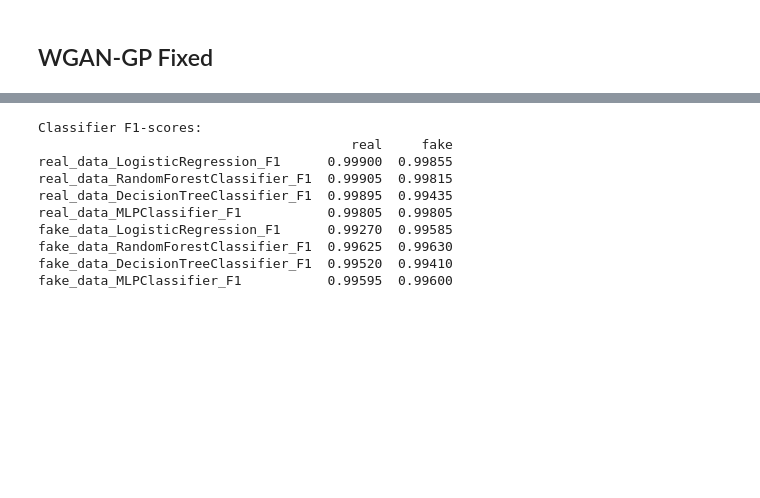
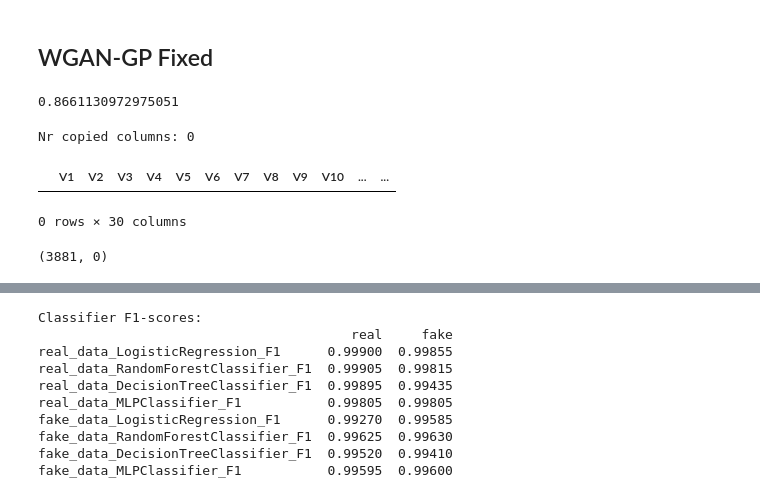
Before and after one commit to Baukebrenninkmeijer/TGAN, a Jupyter notebook: data_comparison_creditcard.ipynb, the cells around one changed output, grey strips where cells are left out. Cells and saved outputs as stored; diff of their text form; code cells hidden in the pictures; blank space fills up the shorter version.

```diff
--- a/data_comparison_creditcard.ipynb
+++ b/data_comparison_creditcard.ipynb
@@ -81,4 +90,19 @@ tgan_org_evaluator.visual_evaluation(annot=False)
 ## WGAN-GP Fixed
 # %%
 real, fake = get_data('../data/creditcard/creditcard_num.csv', '../final_data/creditcard/creditcard_sample_tgan-wgan-gp.csv', real_sep=',')
+real, fake = real.drop(['Time'], axis=1), fake.drop(['Time'], axis=1)
 wgan_evaluator = DataEvaluator(real, fake)
+# %%
+wgan_evaluator.statistical_evaluation()
+# %% [output]
+0.8661130972975051
+# %%
+wgan_evaluator.get_copies()
+# %% [output]
+Nr copied columns: 0
+|  | V1 | V2 | V3 | V4 | V5 | V6 | V7 | V8 | V9 | V10 | ... | ... |
+0 rows × 30 columns
+# %%
+wgan_evaluator.get_duplicates()
+# %% [output]
+(3881, 0)
```
Also changed, not shown: parts of 25 cells of this notebook, 2 other files.
